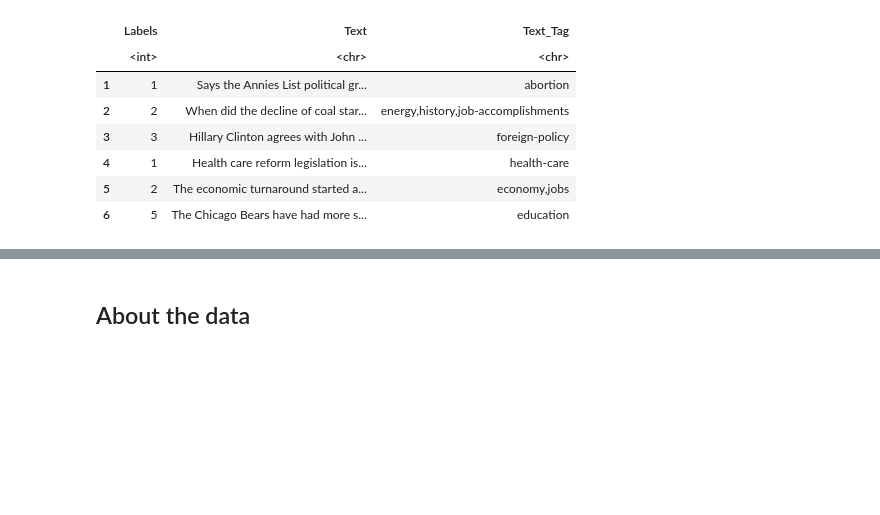
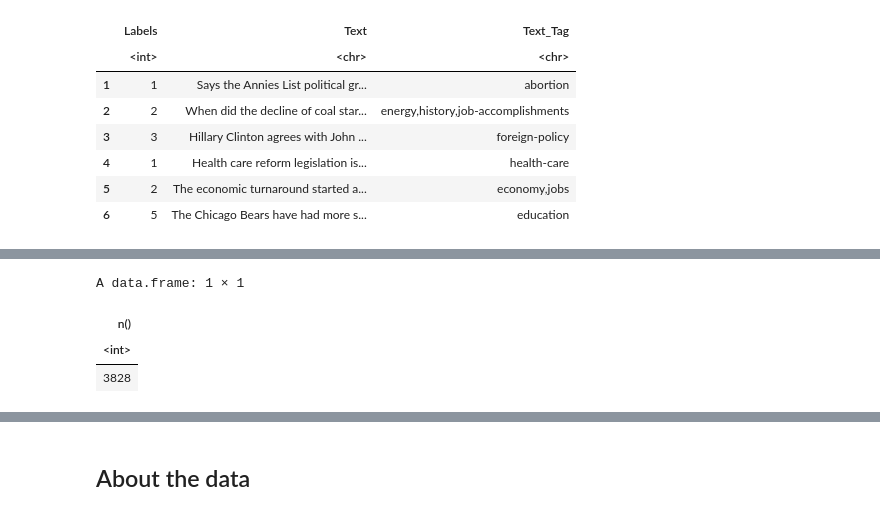
Before and after one commit to tommaso-bertola/falsehoods-sieve, a Jupyter notebook: FakeNewsRecognitionWithBayesClassifier.ipynb, the cells around one changed output, grey strips where cells are left out. Saved outputs shown, nothing was run; the diff lists cells and outputs as text; code cells hidden in the pictures; blank space fills up the shorter version.

```diff
--- a/FakeNewsRecognitionWithBayesClassifier.ipynb
+++ b/FakeNewsRecognitionWithBayesClassifier.ipynb
@@ -27,0 +100,7 @@ A data.frame: 6 × 3
+# %%
+train.df %>% select(Text_Tag) %>% unique %>% summarise(n())
+# %% [output]
+A data.frame: 1 × 1
+| n() |
+| <int> |
+| 3828 |
```
Also changed, not shown: parts of 14 cells of this notebook.
